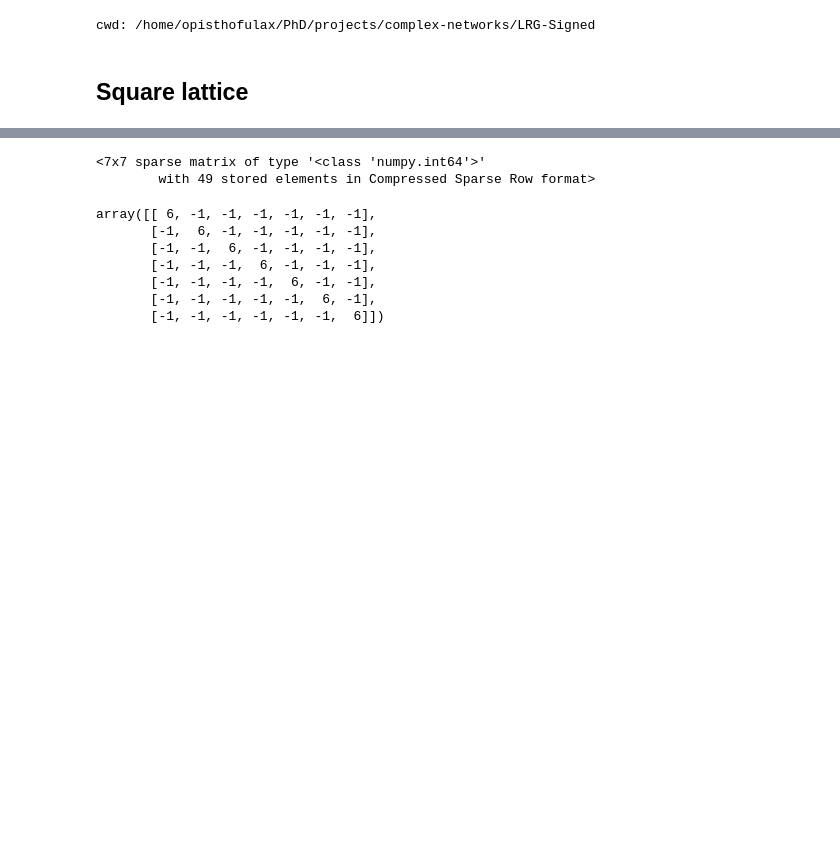
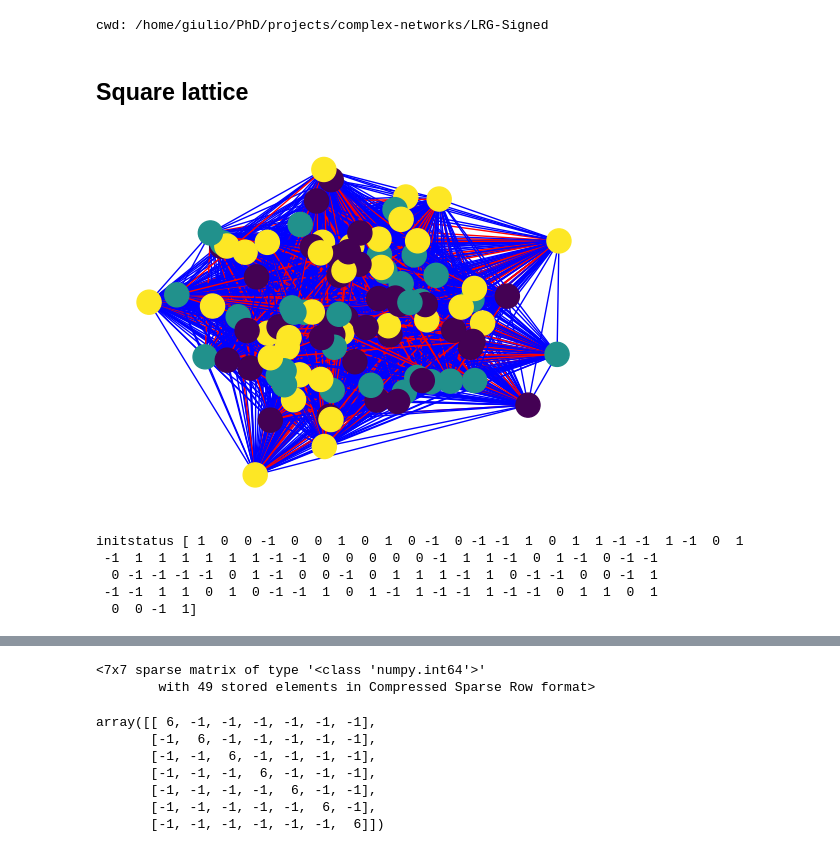
Before and after one commit to giulioiannelli/lrgsglib-public, a Jupyter notebook: notebooks/lattice2d_slaplacianDynamics.ipynb, the cells around one changed output, grey strips where cells are left out. Drawn from its saved outputs; the diff is of its cells as text; code cells hidden in the pictures; blank space fills up the shorter version.

```diff
--- a/notebooks/lattice2d_slaplacianDynamics.ipynb
+++ b/notebooks/lattice2d_slaplacianDynamics.ipynb
@@ -2,14 +2,14 @@
 %matplotlib inline
 #
 from os import chdir, getcwd
-ROOTF = 'LRGSLRG_obj.frames_dynsys-Signed'
+ROOTF = 'LRG-Signed'
 if getcwd()[-len(ROOTF):] != ROOTF:
     chdir('../')
 print('cwd:', getcwd())
 #
 from src.LRGSG_package.LRGSG import *
 # %% [output]
-cwd: /home/opisthofulax/PhD/projects/complex-networks/LRG-Signed
+cwd: /home/giulio/PhD/projects/complex-networks/LRG-Signed
 # %% [markdown]
 ## Square lattice
 # %%
@@ -37,15 +37,16 @@ SLRG_obj.flip_sel_edges(neg_weightsH, 'H')
 #
 # SLRG_obj.flip_random_fract_edges()
 # %%
-side = 10
+side = 100
 eigenmode_no = 0
 #
-theLattice = FullyConnected(#
+themeanField = FullyConnected(#
     side1 = side,
 )
 SLRG_obj = SignedLaplacianAnalysis(#
-    system = theLattice,
+    system = themeanField,
     initCond = 'all_1', #f'ground_state_{eigenmode_no}'
+    pflip= 0.2,
     t_steps = 10,
     no_obs = 200
 )
@@ -53,9 +54,20 @@ SLRG_obj.init_weights()
 #
 # neg_weightsG = {((i, j), (i, j+1)): -1 for i in range(SLRG_obj.system.side1)
 #                 for j in [SLRG_obj.system.side2//3, SLRG_obj.system.side2//2]}
-neg_weightsH = {(SLRG_obj.system.N//2, SLRG_obj.system.N//2+1): -1}
-SLRG_obj.flip_sel_edges(neg_weightsH, 'H')
+# neg_weightsH = {(SLRG_obj.system.N//2, SLRG_obj.system.N//2+1): -1}
+# SLRG_obj.flip_sel_edges(neg_weightsH, 'H')
 #
 # SLRG_obj.flip_sel_edges()
 #
-# SLRG_obj.flip_random_fract_edges()
+SLRG_obj.flip_random_fract_edges()
+# %%
+fig, ax = plt.subplots()
+
+G = SLRG_obj.system.G
+status = np.random.randint(-1, 2, themeanField.N)
+G_nodecol = status
+G_edgecol = ['b' if e[2]['weight'] >0 else 'r' for e in G.edges(data=True)]
+pos = signed_spectral_layout(G)
+nx.draw(G, ax=ax, pos=pos, edge_color=G_edgecol, node_color=G_nodecol)
+# %% [output]
+[figure, added]
@@ -61,0 +80,13 @@ SLRG_obj.flip_sel_edges(neg_weightsH, 'H')
+# %%
+print("initstatus", status)
+eigv0 = np.linalg.eigh(slapl)[0][0]
+statusarr = []
+for t in range(100):
+    statusarr.append(status/np.min(status))
+    status = status - 0.01*(slapl-eigv0)@status
+# %% [output]
+initstatus [ 1  0  0 -1  0  0  1  0  1  0 -1  0 -1 -1  1  0  1  1 -1 -1  1 -1  0  1
+ -1  1  1  1  1  1  1 -1 -1  0  0  0  0  0 -1  1  1 -1  0  1 -1  0 -1 -1
+  0 -1 -1 -1 -1  0  1 -1  0  0 -1  0  1  1  1 -1  1  0 -1 -1  0  0 -1  1
+ -1 -1  1  1  0  1  0 -1 -1  1  0  1 -1  1 -1 -1  1 -1 -1  0  1  1  0  1
+  0  0 -1  1]
```
Also changed, not shown: parts of 8 cells of this notebook, 2 other files.
